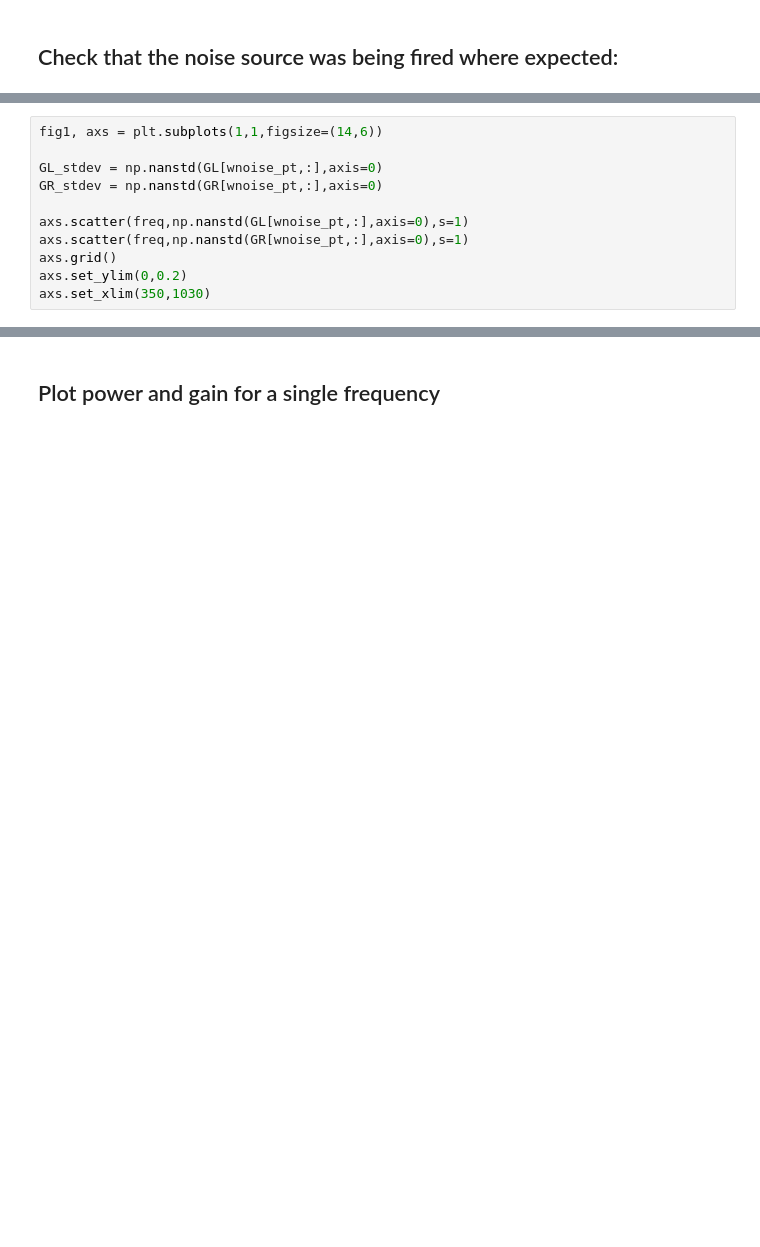
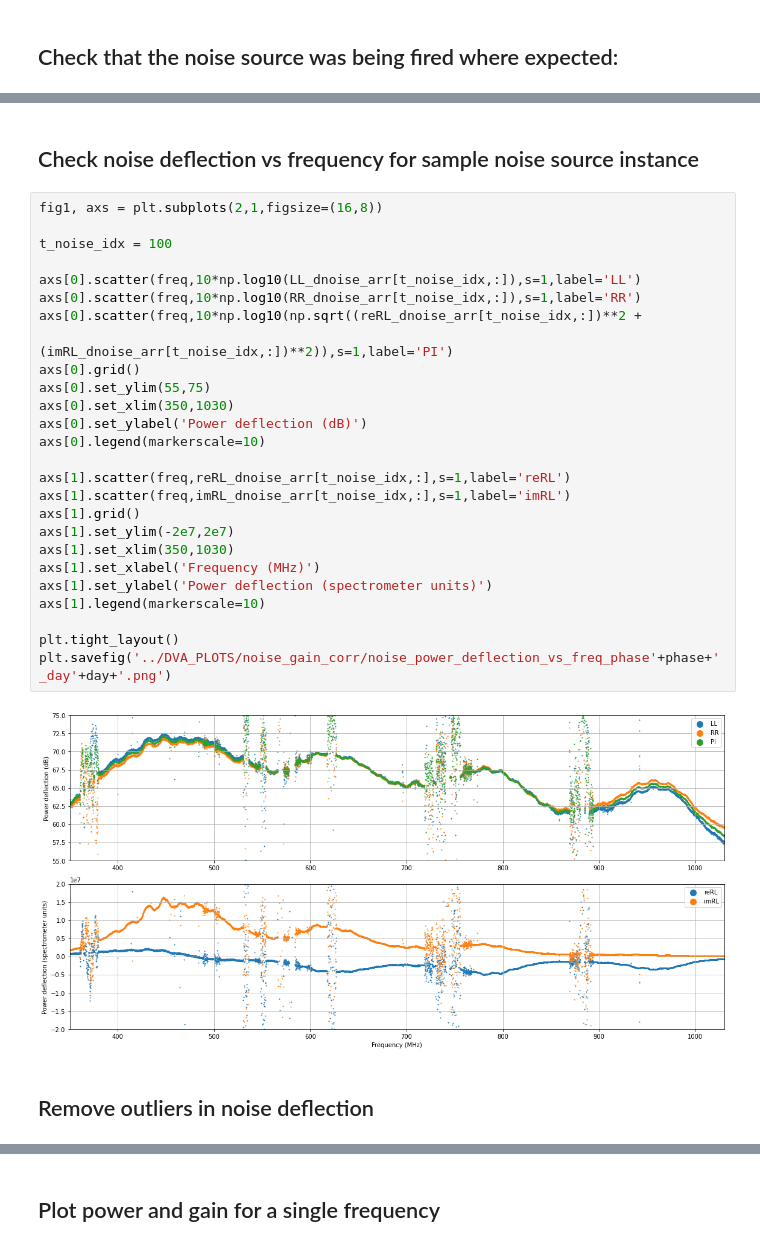
Before and after one commit to aordog/dva_pipeline, a Jupyter notebook: dva_noisesrc_gain_correction.ipynb, the cells around one changed output, grey strips where cells are left out. Cells and saved outputs as stored; diff of their text form; blank space fills up the shorter version.

```diff
--- a/dva_noisesrc_gain_correction.ipynb
+++ b/dva_noisesrc_gain_correction.ipynb
@@ -281,13 +413,34 @@ print(GL[wnoise_pt,:].shape)
-# %%
-fig1, axs = plt.subplots(1,1,figsize=(14,6))
-
-GL_stdev = np.nanstd(GL[wnoise_pt,:],axis=0)
-GR_stdev = np.nanstd(GR[wnoise_pt,:],axis=0)
-
-axs.scatter(freq,np.nanstd(GL[wnoise_pt,:],axis=0),s=1)
-axs.scatter(freq,np.nanstd(GR[wnoise_pt,:],axis=0),s=1)
-axs.grid()
-axs.set_ylim(0,0.2)
-axs.set_xlim(350,1030)
+# %% [markdown]
+## Check noise deflection vs frequency for sample noise source instance
+# %%
+fig1, axs = plt.subplots(2,1,figsize=(16,8))
+
+t_noise_idx = 100
+
+axs[0].scatter(freq,10*np.log10(LL_dnoise_arr[t_noise_idx,:]),s=1,label='LL')
+axs[0].scatter(freq,10*np.log10(RR_dnoise_arr[t_noise_idx,:]),s=1,label='RR')
+axs[0].scatter(freq,10*np.log10(np.sqrt((reRL_dnoise_arr[t_noise_idx,:])**2 +
+                                        (imRL_dnoise_arr[t_noise_idx,:])**2)),s=1,label='PI')
+axs[0].grid()
+axs[0].set_ylim(55,75)
+axs[0].set_xlim(350,1030)
+axs[0].set_ylabel('Power deflection (dB)')
+axs[0].legend(markerscale=10)
+
+axs[1].scatter(freq,reRL_dnoise_arr[t_noise_idx,:],s=1,label='reRL')
+axs[1].scatter(freq,imRL_dnoise_arr[t_noise_idx,:],s=1,label='imRL')
+axs[1].grid()
+axs[1].set_ylim(-2e7,2e7)
+axs[1].set_xlim(350,1030)
+axs[1].set_xlabel('Frequency (MHz)')
+axs[1].set_ylabel('Power deflection (spectrometer units)')
+axs[1].legend(markerscale=10)
+
+plt.tight_layout()
+plt.savefig('../DVA_PLOTS/noise_gain_corr/noise_power_deflection_vs_freq_phase'+phase+'_day'+day+'.png')
+# %% [output]
+[figure, added]
+# %% [markdown]
+## Remove outliers in noise deflection
 # %%
 %%time
```
Also changed, not shown: parts of 33 cells of this notebook.
